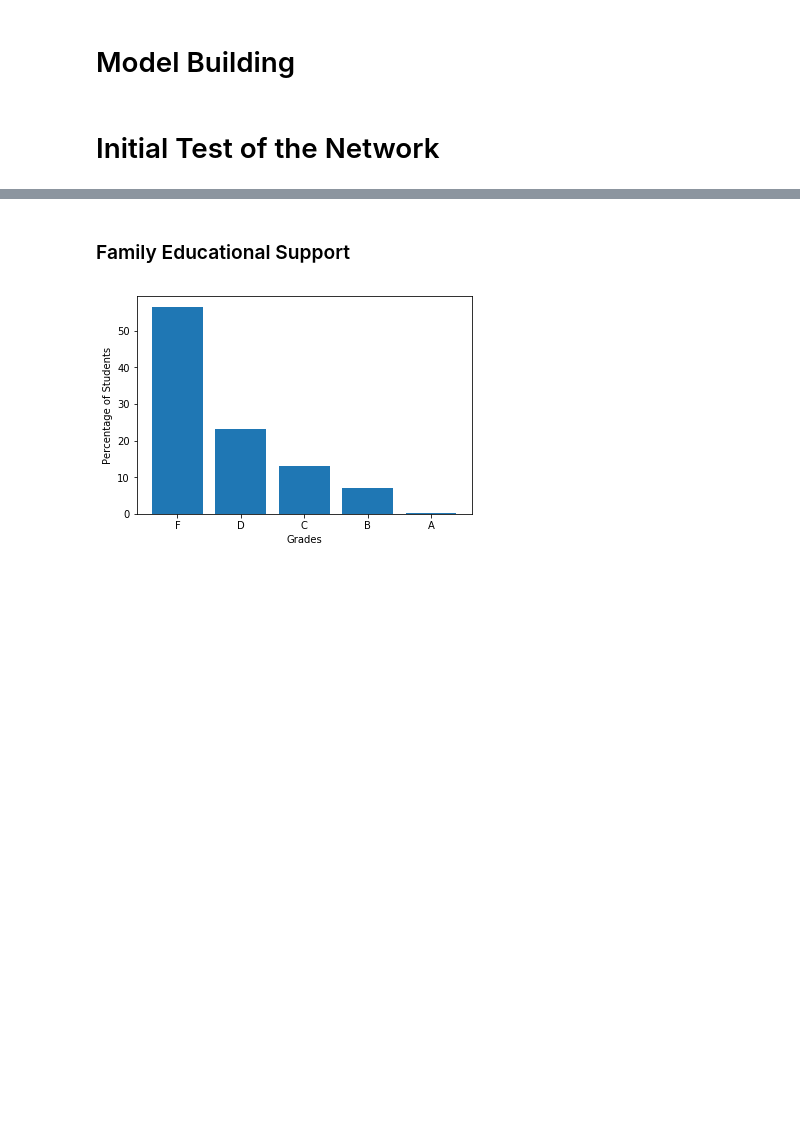
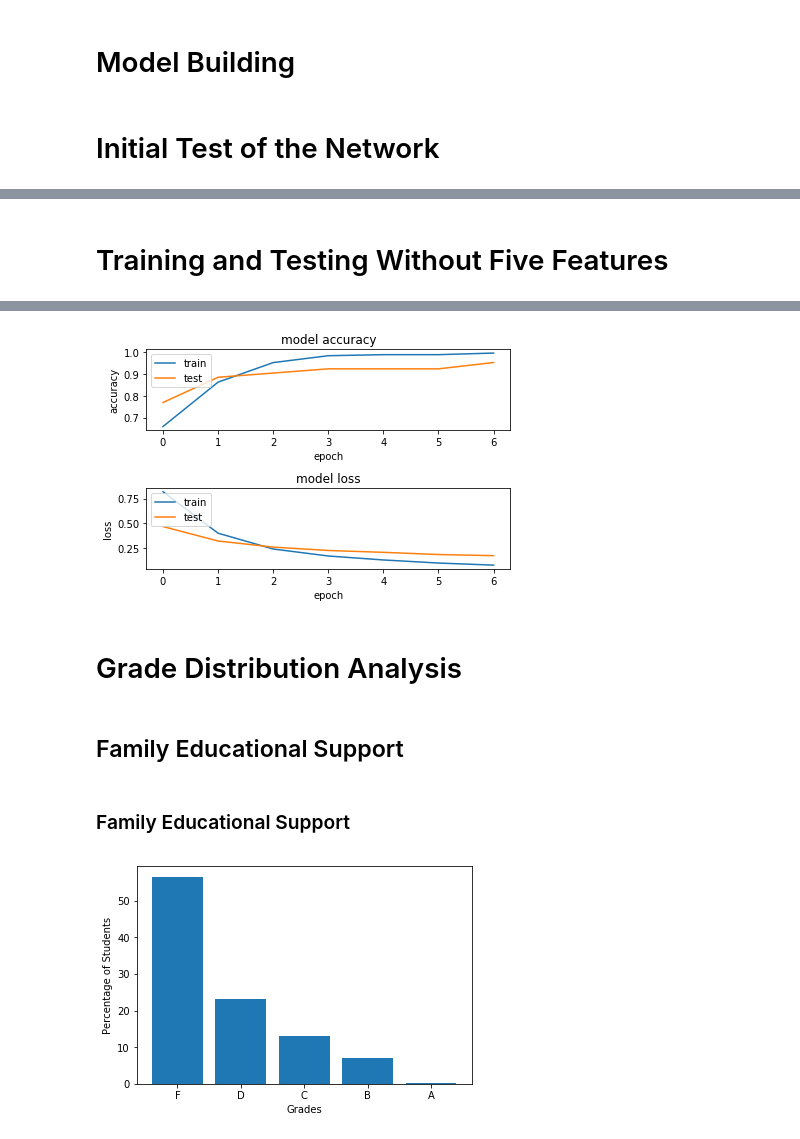
Before and after one commit to CSCI4850/S19-team3-project, a Jupyter notebook: LSTM1.ipynb, the cells around one changed output, grey strips where cells are left out. Saved outputs shown, nothing was run; the diff lists cells and outputs as text; code cells hidden in the pictures; blank space fills up the shorter version.

```diff
--- a/LSTM1.ipynb
+++ b/LSTM1.ipynb
@@ -1924,2 +245,0 @@ absences
-# %%
-x = np.delete(student_data, 29, axis = 1)
@@ -2252,0 +374,35 @@ for i in range(student_data.shape[0]):
+# %% [markdown]
+# Training and Testing Without Five Features
+# %%
+# Delete the five features that most negatively impact accuracy
+x = np.delete(student_data, 21, axis = 1)
+x = np.delete(x, 20, axis = 1)
+x = np.delete(x, 9, axis = 1)
+x = np.delete(x, 8, axis = 1)
+x = np.delete(x, 7, axis = 1)
+
+# Create feed-forward network
+model = keras.Sequential()
+create_network(model)
+
+# Split data into training and testing data
+x_train = x[0:518,:]
+x_test = x[519:649,:]
+
+# Train on training data!
+history = model.fit(x_train, y_train,
+                    batch_size = 32,
+                    epochs = 7,
+                    verbose = 0,
+                    validation_split = 0.2)
+
+# Validate using data the network hasn't seen before (testing data)
+score = model.evaluate(x_test,y_test, verbose=0)
+
+# Check it's effectiveness
+print('Test loss:', score[0])
+print('Test accuracy:', score[1])
+
+# Plot the data
+plot(history)
+# %% [output]
@@ -2252,0 +411,3 @@ for i in range(student_data.shape[0]):
+[figure, added]
+# %% [markdown]
+# Grade Distribution Analysis
@@ -2252,0 +466,2 @@ for i in range(student_data.shape[0]):
+# %% [markdown]
+## Family Educational Support
```
Also changed, not shown: parts of 285 cells of this notebook.
